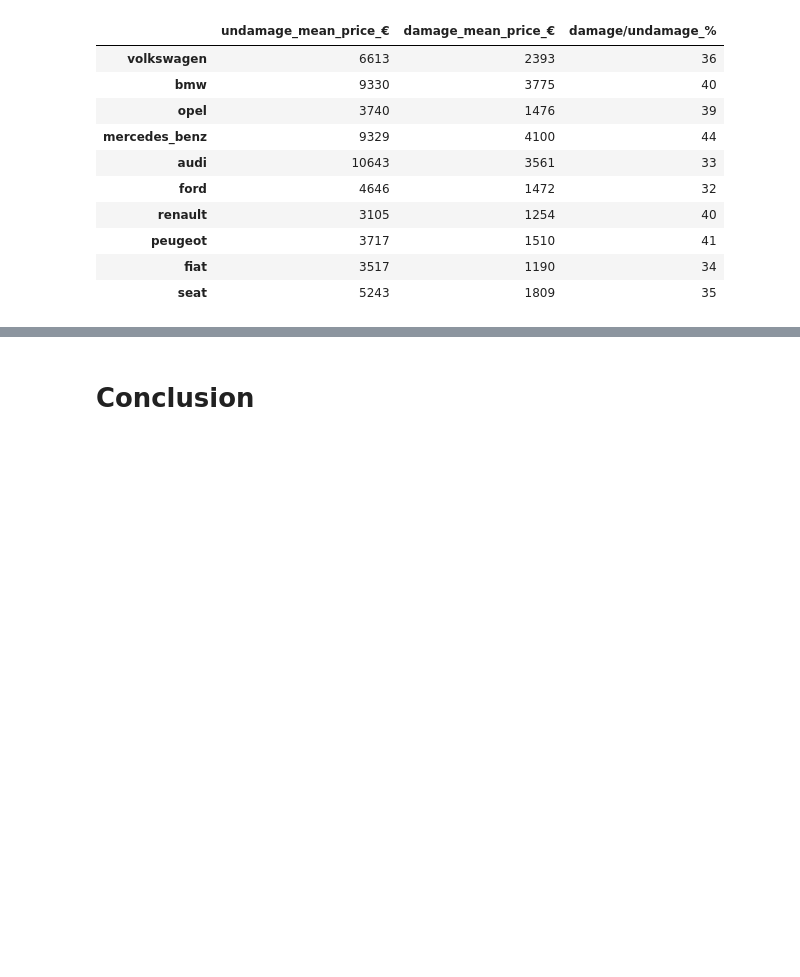
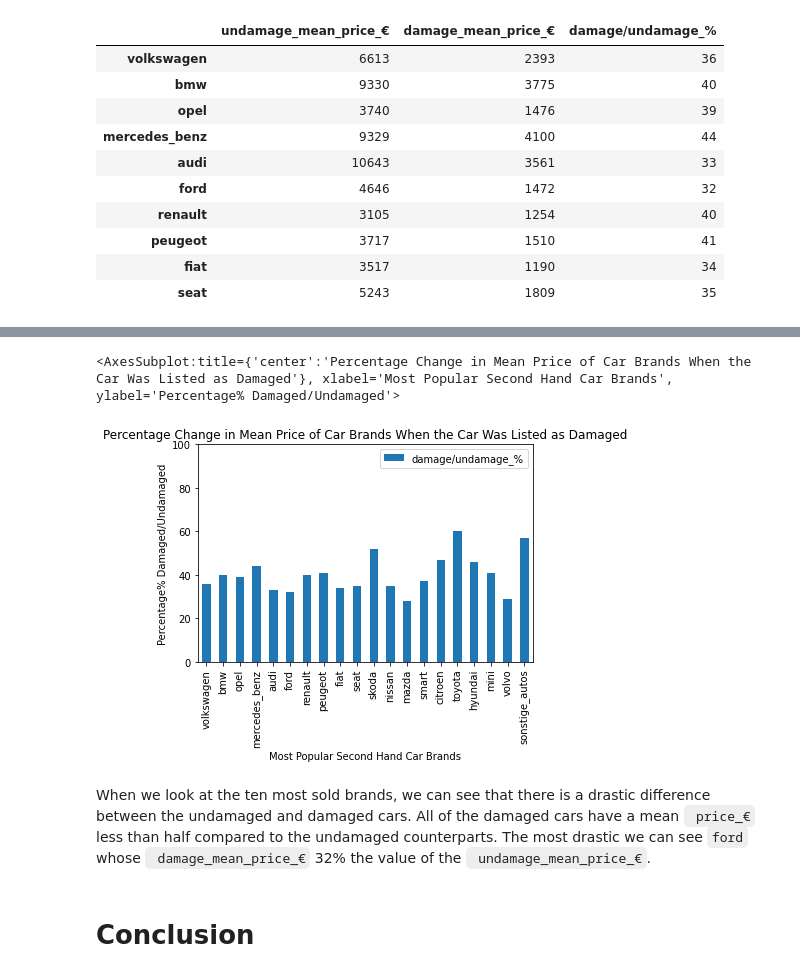
Before and after one commit to CarlWSP/Exploring-eBay-Car-Sales-Data, a Jupyter notebook: Exploring eBay Car Sales Data.ipynb, the cells around one changed output, grey strips where cells are left out. Cells and saved outputs as stored; diff of their text form; code cells hidden in the pictures; blank space fills up the shorter version.

```diff
--- a/Exploring eBay Car Sales Data.ipynb
+++ b/Exploring eBay Car Sales Data.ipynb
@@ -1102,3 +1108,14 @@ When we look at the ten most sold brands, we can see that there is a drastic dif
+# %%
+damaged_price_df.plot.bar(y='damage/undamage_%'
+                         ,title = 'Percentage Change in Mean Price of Car Brands When the Car Was Listed as Damaged'
+                         ,xlabel = 'Most Popular Second Hand Car Brands'
+                         ,ylabel = 'Percentage% Damaged/Undamaged'
+                         ,ylim=(0,100))
+# %% [output]
+<AxesSubplot:title={'center':'Percentage Change in Mean Price of Car Brands When the Car Was Listed as Damaged'}, xlabel='Most Popular Second Hand Car Brands', ylabel='Percentage% Damaged/Undamaged'>
+[figure, added]
+# %% [markdown]
+When we look at the ten most sold brands, we can see that there is a drastic difference between the undamaged and damaged cars. All of the damaged cars have a mean ` price_€` less than half compared to the undamaged counterparts. The most drastic we can see `ford` whose ` damage_mean_price_€`  32% the value of the ` undamage_mean_price_€`.
 # %% [markdown]
 # __Conclusion__
 # %% [markdown]
```
Also changed, not shown: parts of 6 cells of this notebook.
